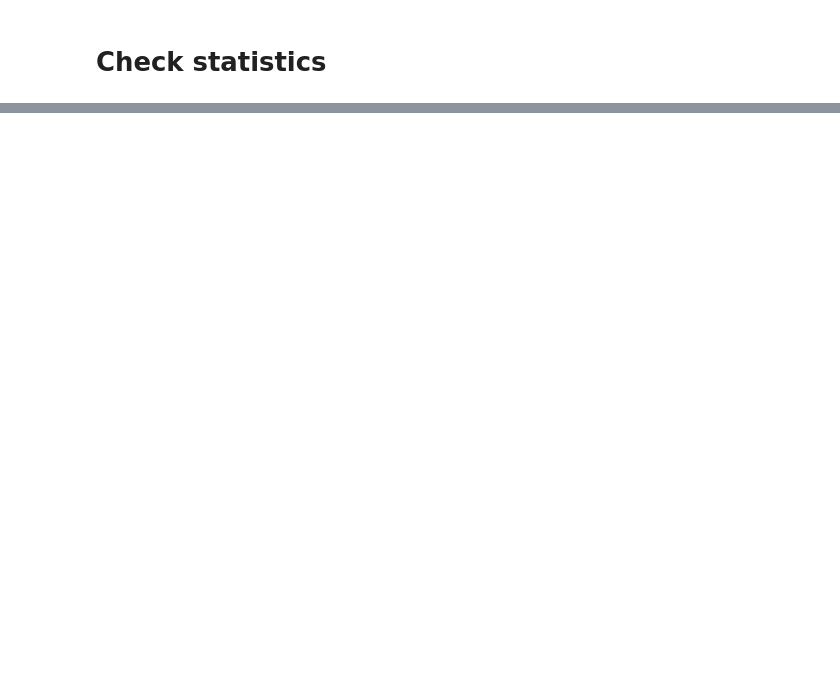
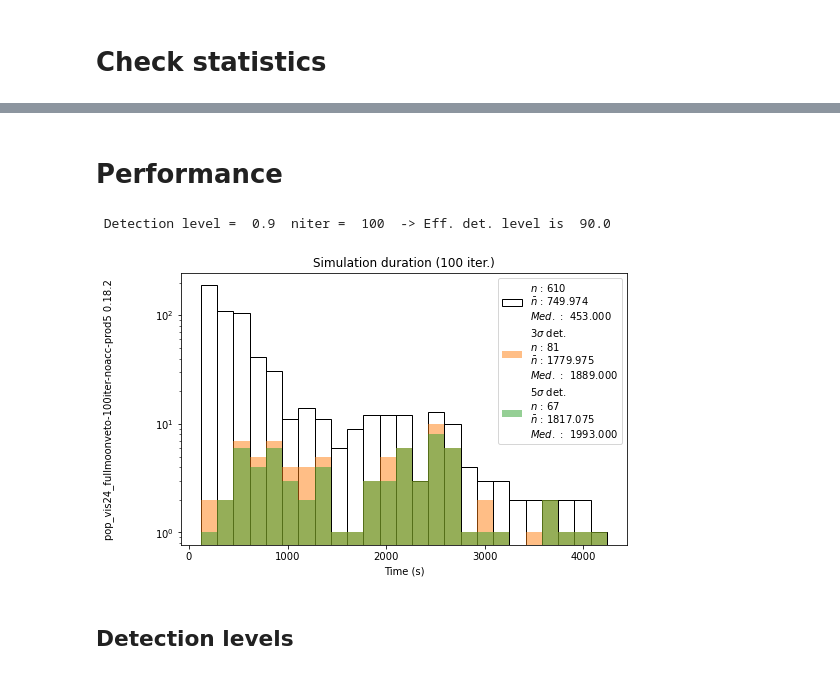
Before and after one commit to tstolarczyk/SoHAPPy, a Jupyter notebook: analysis/population/statistics.ipynb, the cells around one changed output, grey strips where cells are left out. Cells and saved outputs as stored; diff of their text form; code cells hidden in the pictures; blank space fills up the shorter version.

Commit message:
Update statistics.ipynb
Add computing time and detection efficiency plots.

```diff
--- a/analysis/population/statistics.ipynb
+++ b/analysis/population/statistics.ipynb
@@ -54,0 +113,14 @@ init.rate(grb, nyears=44)
+# %% [markdown]
+# Performance
+# %%
+eff_lvl = init.get_eff_lvl(grb)
+import pandas as pd
+fullpop = pd.concat([gn0, gs0, gb],axis=0)
+fig, ax = plt.subplots(nrows=1, ncols=1, figsize=(8,5))
+init.computing_time(fullpop, eff_lvl)
+stamp(file,axis=fig,where="left")
+# %% [output]
+ Detection level =  0.9  niter =  100  -> Eff. det. level is  90.0
+[figure, added]
+# %% [markdown]
+## Detection levels
```
Also changed, not shown: parts of 13 cells of this notebook.
